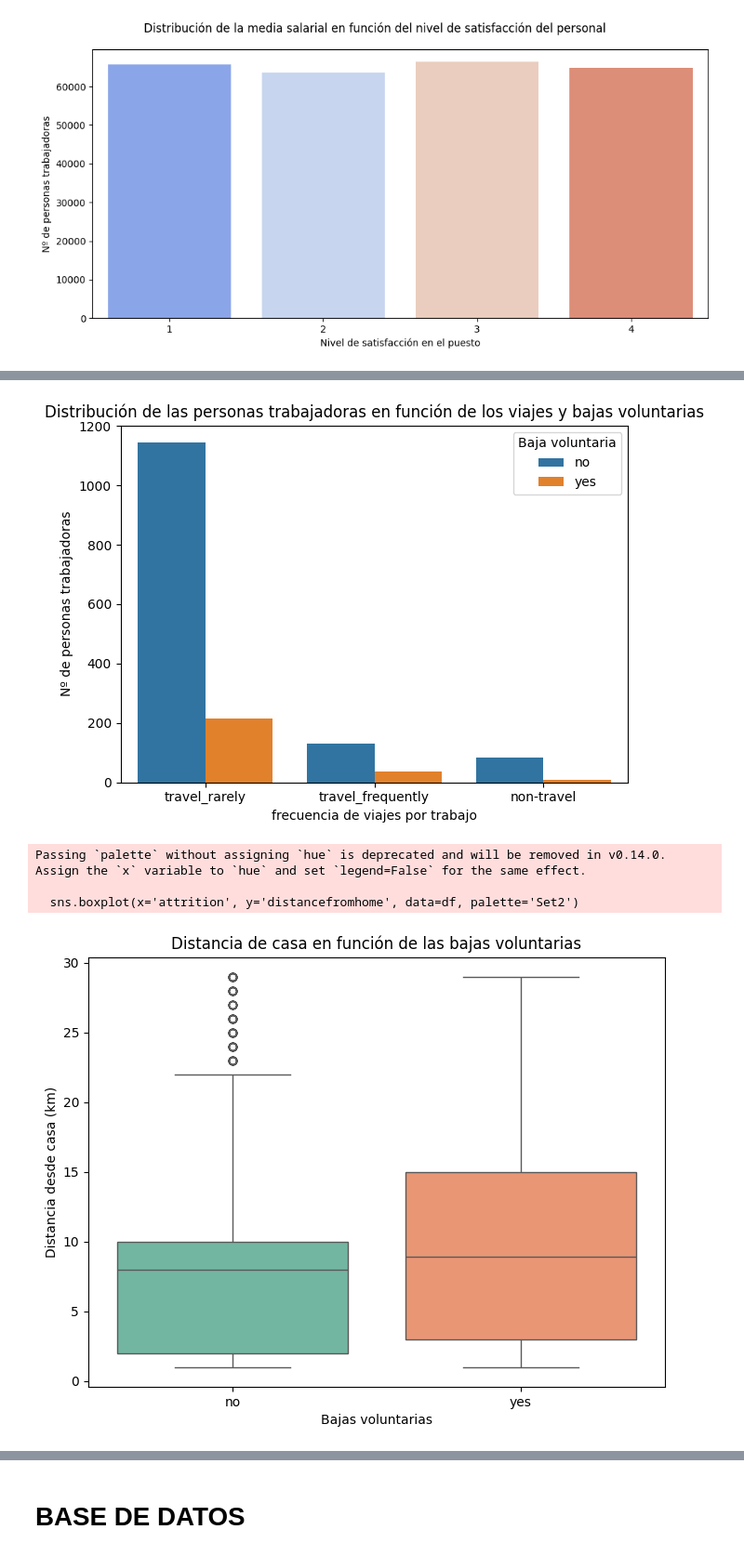
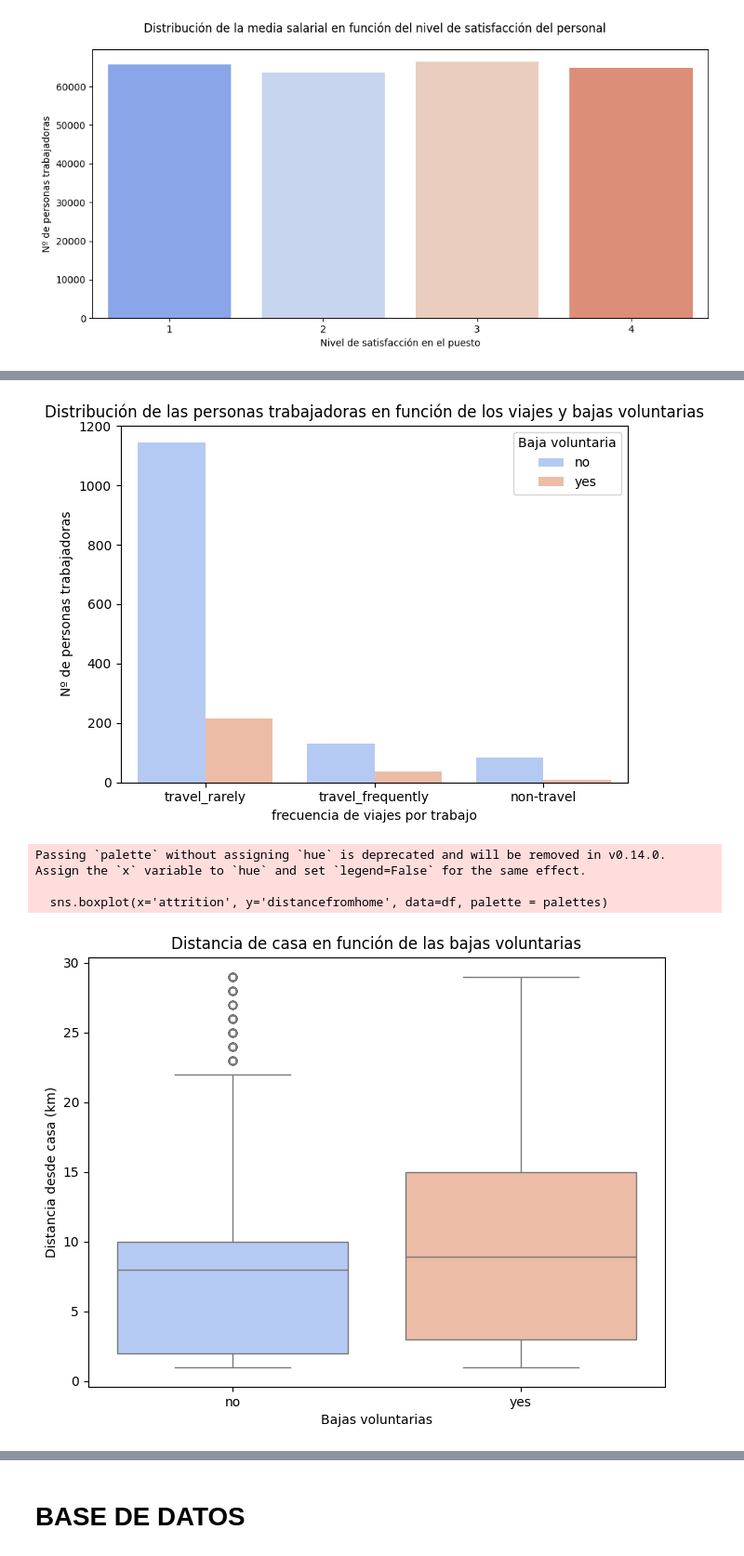
Before and after one commit to MartaMecaLopez/HappyFactor, a Jupyter notebook: proyecto-da-promo-50-modulo-3-team-1.ipynb, the cells around one changed output, grey strips where cells are left out. Shown at 93% size. Cells and saved outputs as stored; diff of their text form; code cells hidden in the pictures.

```diff
--- a/proyecto-da-promo-50-modulo-3-team-1.ipynb
+++ b/proyecto-da-promo-50-modulo-3-team-1.ipynb
@@ -522,6 +520,9 @@ plt.title('Matriz de Correlación entre Variables')
 plt.show()
 # %% [output]
 [figure]
+# %%
+palettes = sns.color_palette("coolwarm", 2)
+palettes4 = sns.color_palette("coolwarm", 4)
 # %%
 media_edad_salidas = df["attrition"]=="yes"
 media_edad_salidas = df[media_edad_salidas]
@@ -950,5 +932,5 @@ plt.show()
 # %%
-sns.countplot(x='businesstravel', hue='attrition', data=df)
+sns.countplot(x='businesstravel', hue='attrition', data=df, palette = palettes)
 plt.title('Distribución de las personas trabajadoras en función de los viajes y bajas voluntarias')
 plt.ylabel('Nº de personas trabajadoras')
 plt.xlabel('frecuencia de viajes por trabajo')
@@ -956,17 +938,17 @@ plt.legend(title='Baja voluntaria')
 plt.tight_layout()
 plt.show()
 # %% [output]
-[figure, old version]
+[figure, new version]
 # %%
 plt.figure(figsize=(8, 6))
-sns.boxplot(x='attrition', y='distancefromhome', data=df, palette='Set2')
+sns.boxplot(x='attrition', y='distancefromhome', data=df, palette = palettes)
 plt.title('Distancia de casa en función de las bajas voluntarias')
 plt.xlabel('Bajas voluntarias')
 plt.ylabel('Distancia desde casa (km)')
 plt.show()
 # %% [output]
 Passing `palette` without assigning `hue` is deprecated and will be removed in v0.14.0. Assign the `x` variable to `hue` and set `legend=False` for the same effect.
 
-  sns.boxplot(x='attrition', y='distancefromhome', data=df, palette='Set2')
+  sns.boxplot(x='attrition', y='distancefromhome', data=df, palette = palettes)
-[figure, old version]
+[figure, new version]
 # %%
```
Also changed, not shown: parts of 28 cells of this notebook, 5 other files.
